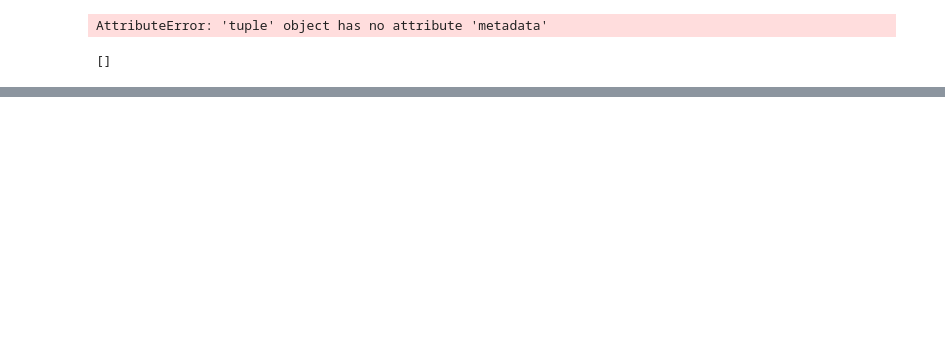
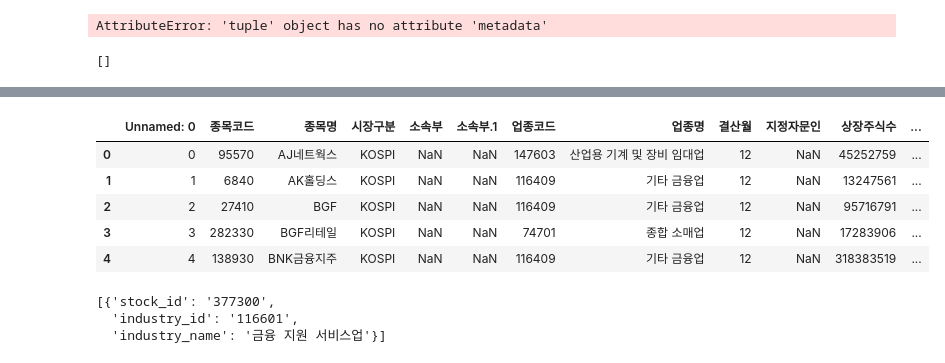
Before and after one commit to choikwangil95/HKToss-MLOps-Project-Final, a Jupyter notebook: eda/kwangil/vectordb.ipynb, the cells around one changed output, grey strips where cells are left out. Cells and saved outputs as stored; diff of their text form; code cells hidden in the pictures; blank space fills up the shorter version.

```diff
--- a/eda/kwangil/vectordb.ipynb
+++ b/eda/kwangil/vectordb.ipynb
@@ -126,0 +242,10 @@ res
+# %%
+df_krx_desc = pd.read_csv("../../db/KRX_KOSPI_DESCRIPTION.csv", encoding="cp949")
+df_krx_desc.head()
+# %% [output]
+|  | Unnamed: 0 | 종목코드 | 종목명 | 시장구분 | 소속부 | 소속부.1 | 업종코드 | 업종명 | 결산월 | 지정자문인 | 상장주식수 | ... |
+| 0 | 0 | 95570 | AJ네트웍스 | KOSPI | NaN | NaN | 147603 | 산업용 기계 및 장비 임대업 | 12 | NaN | 45252759 | ... |
+| 1 | 1 | 6840 | AK홀딩스 | KOSPI | NaN | NaN | 116409 | 기타 금융업 | 12 | NaN | 13247561 | ... |
+| 2 | 2 | 27410 | BGF | KOSPI | NaN | NaN | 116409 | 기타 금융업 | 12 | NaN | 95716791 | ... |
+| 3 | 3 | 282330 | BGF리테일 | KOSPI | NaN | NaN | 74701 | 종합 소매업 | 12 | NaN | 17283906 | ... |
+| 4 | 4 | 138930 | BNK금융지주 | KOSPI | NaN | NaN | 116409 | 기타 금융업 | 12 | NaN | 318383519 | ... |
@@ -126,0 +295,6 @@ res
+# %%
+df_meta['industry_list'][0]
+# %% [output]
+[{'stock_id': '377300',
+  'industry_id': '116601',
+  'industry_name': '금융 지원 서비스업'}]
```
Also changed, not shown: parts of 14 cells of this notebook, 10 other files.
